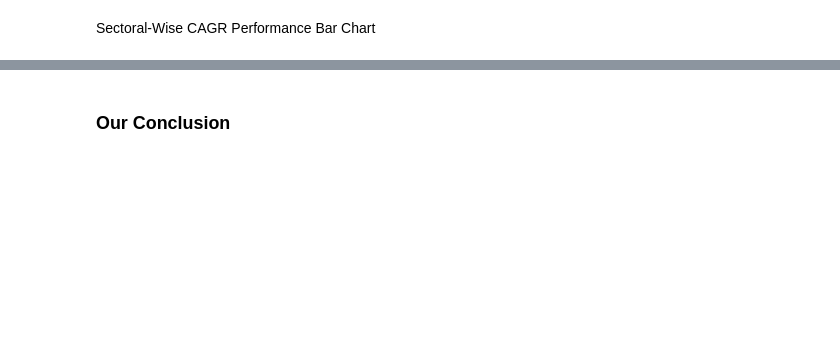
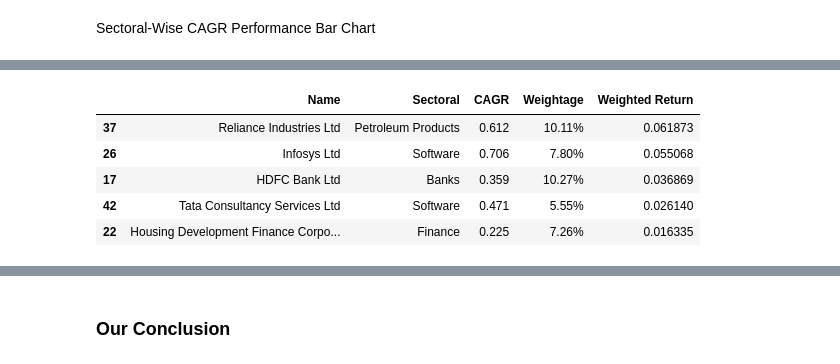
Before and after one commit to sarthakgoel31/Portfolio-outperformance-in-terms-of-CAGR, a Jupyter notebook: Portfolio Outperformance wrt CAGR.ipynb, the cells around one changed output, grey strips where cells are left out. Cells and saved outputs as stored; diff of their text form; code cells hidden in the pictures; blank space fills up the shorter version.

```diff
--- a/Portfolio Outperformance wrt CAGR.ipynb
+++ b/Portfolio Outperformance wrt CAGR.ipynb
@@ -223,3 +223,12 @@ df = Sectoral_CAGR[['Nifty50 CAGR', 'Portfolio CAGR']].set_index(Sectoral_CAGR['
 df.iplot(kind='bar', xTitle='Sectors', yTitle='CAGR', title='Sector-Wise CAGR performances')
 # %% [output]
 [interactive output not drawn]
+# %%
+Nifty50_CAGR.sort_values('Weighted Return', ascending = False).head()
+# %% [output]
+|  | Name | Sectoral | CAGR | Weightage | Weighted Return |
+| 37 | Reliance Industries Ltd | Petroleum Products | 0.612 | 10.11% | 0.061873 |
+| 26 | Infosys Ltd | Software | 0.706 | 7.80% | 0.055068 |
+| 17 | HDFC Bank Ltd | Banks | 0.359 | 10.27% | 0.036869 |
+| 42 | Tata Consultancy Services Ltd | Software | 0.471 | 5.55% | 0.026140 |
+| 22 | Housing Development Finance Corpo... | Finance | 0.225 | 7.26% | 0.016335 |
```
Also changed, not shown: parts of 4 cells of this notebook.
